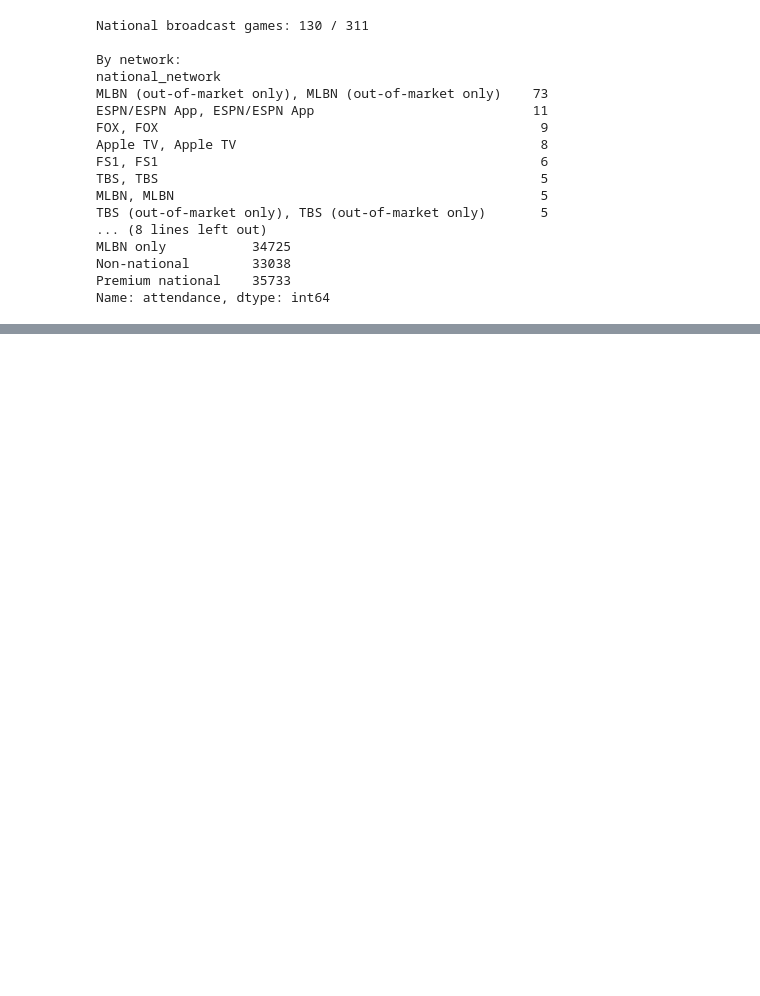
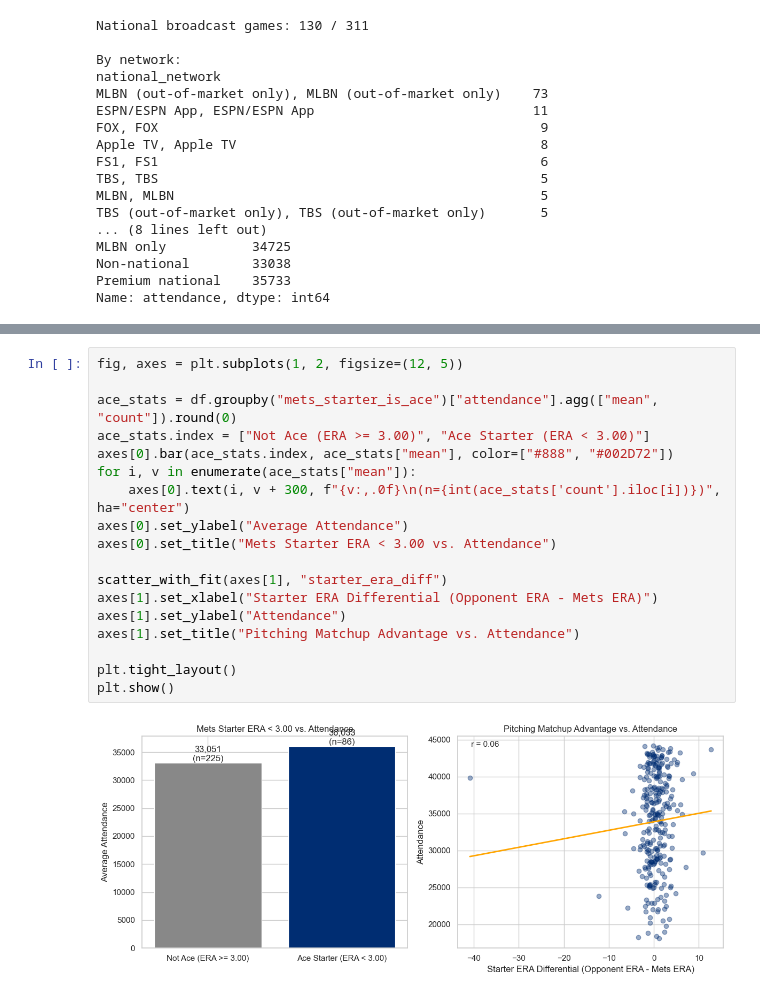
Before and after one commit to kaylagandrus/mlb-dynamic-ticket-pricing, a Jupyter notebook: mets/notebooks/03_eda.ipynb, the cells around one changed output, grey strips where cells are left out. Cells and saved outputs as stored; diff of their text form; blank space fills up the shorter version.

```diff
--- a/mets/notebooks/03_eda.ipynb
+++ b/mets/notebooks/03_eda.ipynb
@@ -562,0 +641,20 @@ Name: attendance, dtype: int64
+# %%
+fig, axes = plt.subplots(1, 2, figsize=(12, 5))
+
+ace_stats = df.groupby("mets_starter_is_ace")["attendance"].agg(["mean", "count"]).round(0)
+ace_stats.index = ["Not Ace (ERA >= 3.00)", "Ace Starter (ERA < 3.00)"]
+axes[0].bar(ace_stats.index, ace_stats["mean"], color=["#888", "#002D72"])
+for i, v in enumerate(ace_stats["mean"]):
+    axes[0].text(i, v + 300, f"{v:,.0f}\n(n={int(ace_stats['count'].iloc[i])})", ha="center")
+axes[0].set_ylabel("Average Attendance")
+axes[0].set_title("Mets Starter ERA < 3.00 vs. Attendance")
+
+scatter_with_fit(axes[1], "starter_era_diff")
+axes[1].set_xlabel("Starter ERA Differential (Opponent ERA - Mets ERA)")
+axes[1].set_ylabel("Attendance")
+axes[1].set_title("Pitching Matchup Advantage vs. Attendance")
+
+plt.tight_layout()
+plt.show()
+# %% [output]
+[figure, added]
```
Also changed, not shown: parts of 10 cells of this notebook, 5 other files.
